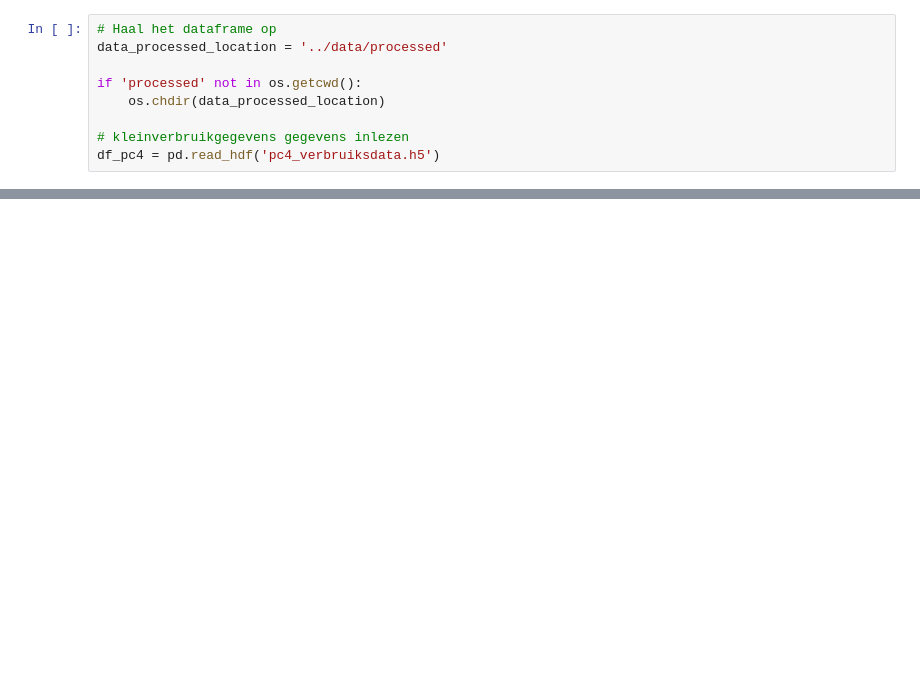
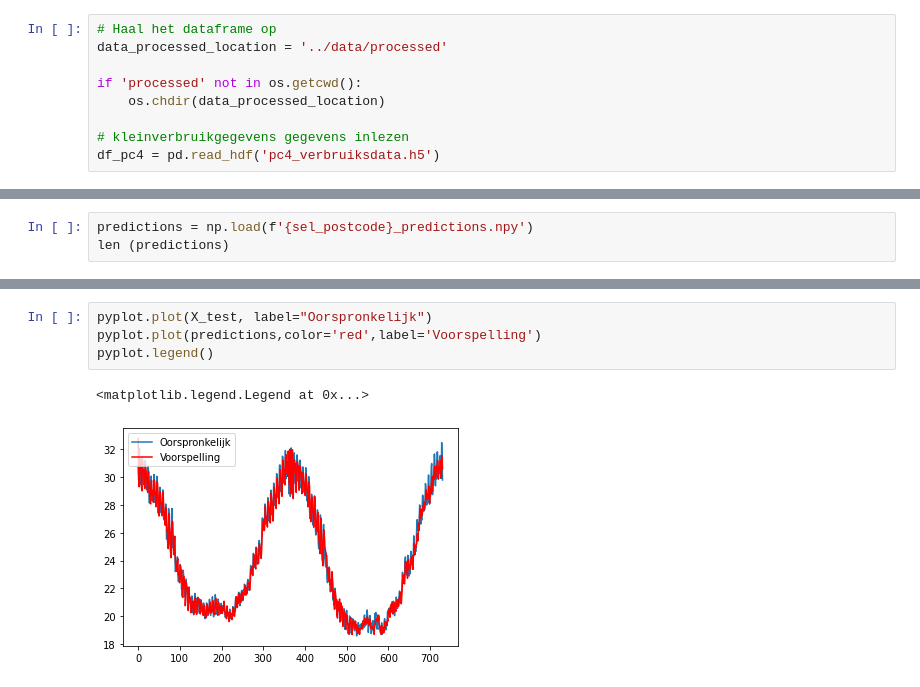
Before and after one commit to processminery/jads_enexis, a Jupyter notebook: notebooks/arima_forecast.ipynb, the cells around one changed output, grey strips where cells are left out. Cells and saved outputs as stored; diff of their text form; blank space fills up the shorter version.

```diff
--- a/notebooks/arima_forecast.ipynb
+++ b/notebooks/arima_forecast.ipynb
@@ -58,0 +138,3 @@ Warnings:
+# %%
+predictions = np.load(f'{sel_postcode}_predictions.npy')
+len (predictions)
@@ -58,0 +159,7 @@ Warnings:
+# %%
+pyplot.plot(X_test, label="Oorspronkelijk")
+pyplot.plot(predictions,color='red',label='Voorspelling')
+pyplot.legend()
+# %% [output]
+<matplotlib.legend.Legend at 0x...>
+[figure, added]
```
Also changed, not shown: parts of 24 cells of this notebook, 1 other file.
